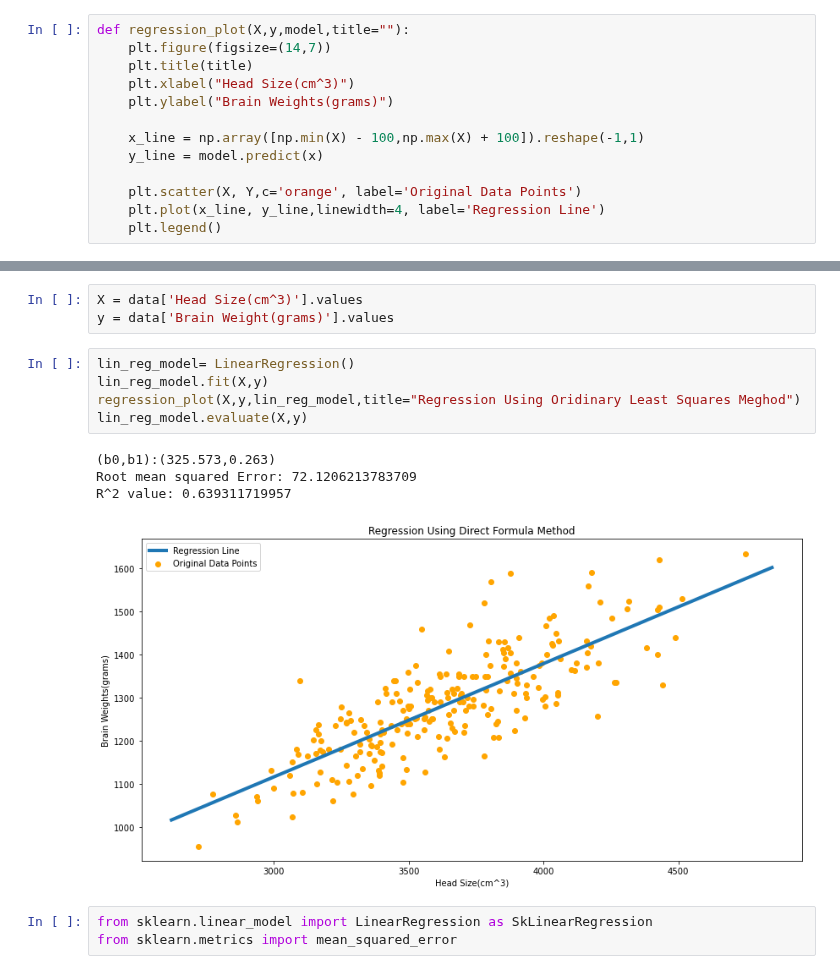
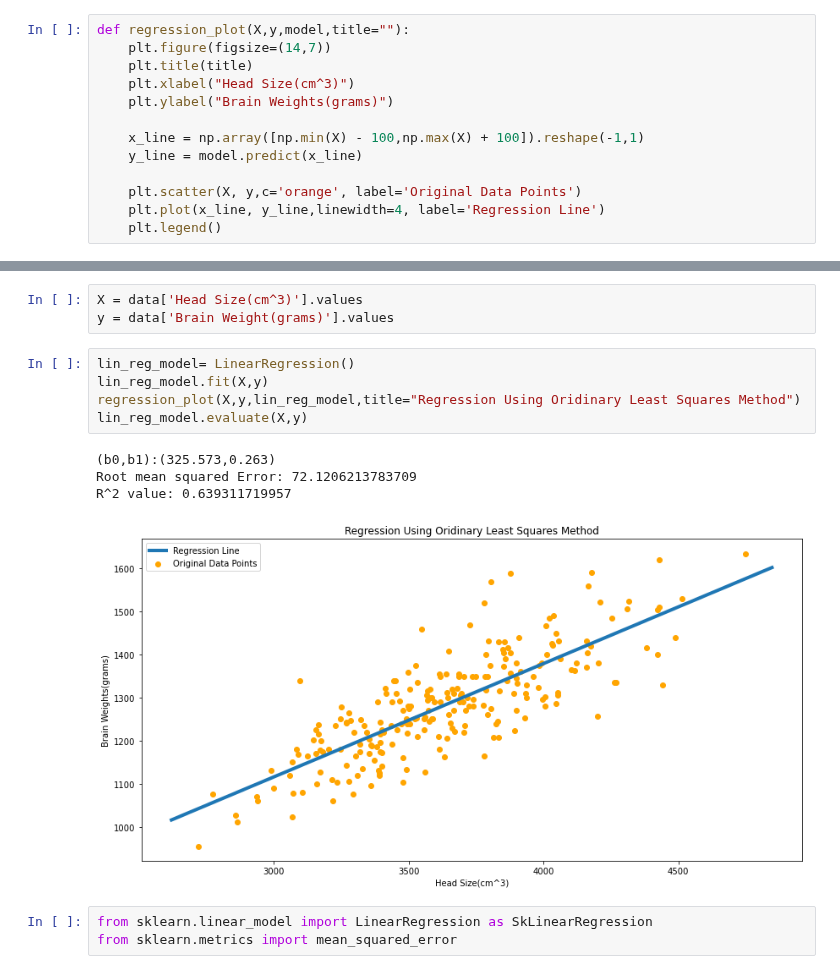
Before and after one commit to livinNector/machine-learning-lab-exercises, a Jupyter notebook: notebooks/Exercise 1.ipynb, the cells around one changed output, grey strips where cells are left out. Drawn from its saved outputs; the diff is of its cells as text.

Commit message:
Corrections in regression plot function

```diff
--- a/notebooks/Exercise 1.ipynb
+++ b/notebooks/Exercise 1.ipynb
@@ -72,9 +72,9 @@ def regression_plot(X,y,model,title=""):
     plt.ylabel("Brain Weights(grams)")
 
     x_line = np.array([np.min(X) - 100,np.max(X) + 100]).reshape(-1,1)
-    y_line = model.predict(x)
+    y_line = model.predict(x_line)
 
-    plt.scatter(X, Y,c='orange', label='Original Data Points')
+    plt.scatter(X, y,c='orange', label='Original Data Points')
     plt.plot(x_line, y_line,linewidth=4, label='Regression Line')
     plt.legend()
 # %%
@@ -95,13 +95,13 @@ y = data['Brain Weight(grams)'].values
 # %%
 lin_reg_model= LinearRegression()
 lin_reg_model.fit(X,y)
-regression_plot(X,y,lin_reg_model,title="Regression Using Oridinary Least Squares Meghod")
+regression_plot(X,y,lin_reg_model,title="Regression Using Oridinary Least Squares Method")
 lin_reg_model.evaluate(X,y)
 # %% [output]
 (b0,b1):(325.573,0.263)
 Root mean squared Error: 72.1206213783709
 R^2 value: 0.639311719957
-[figure, old version]
+[figure, new version]
 # %%
 from sklearn.linear_model import LinearRegression as SkLinearRegression
 from sklearn.metrics import mean_squared_error
```
Also changed, not shown: parts of 1 cell of this notebook.
